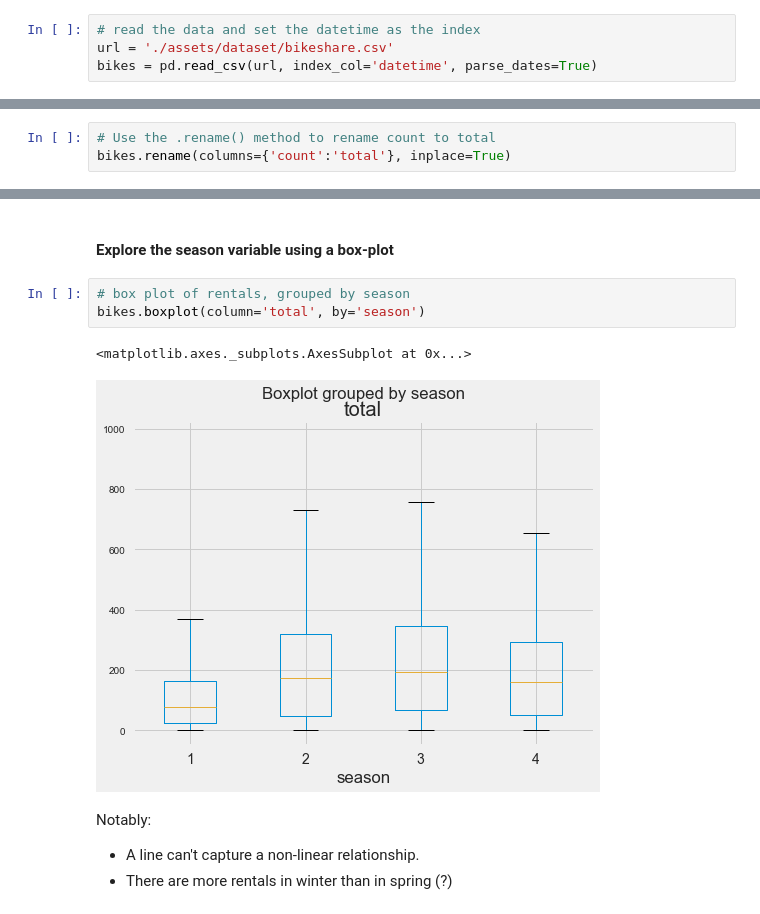
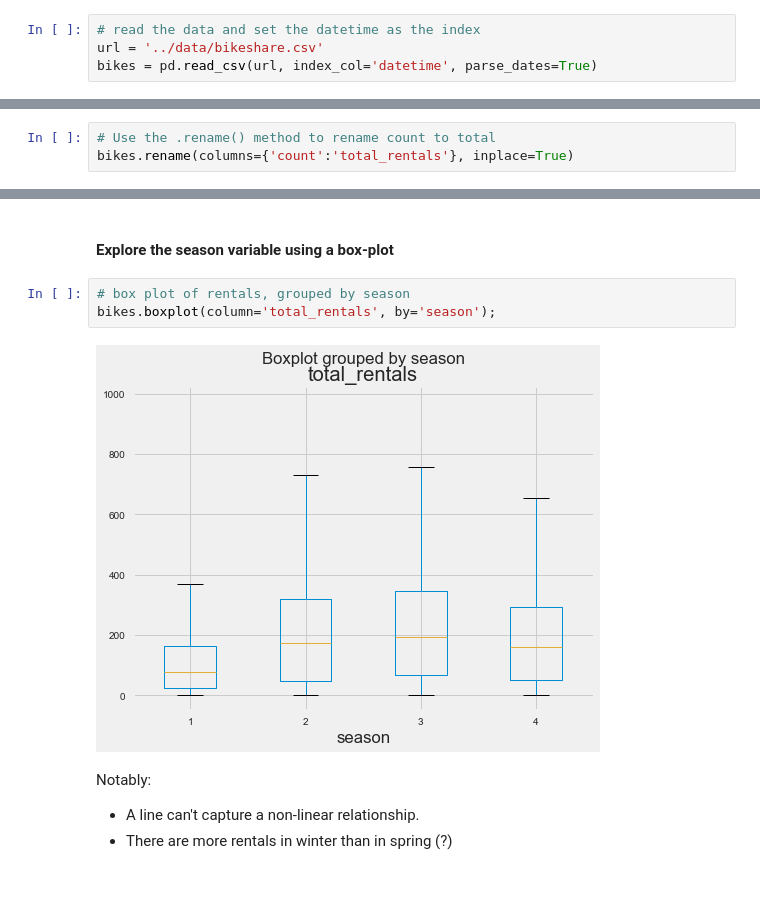
Before and after one commit to aidanconnolly/ga-ds829-linear-regression, a Jupyter notebook: solution-code/linear_regression-solution.ipynb, the cells around one changed output, grey strips where cells are left out. Saved outputs shown, nothing was run; the diff lists cells and outputs as text; blank space fills up the shorter version.

```diff
--- a/solution-code/linear_regression-solution.ipynb
+++ b/solution-code/linear_regression-solution.ipynb
@@ -74,6 +79,6 @@ Businesses aren't new to demand forecasting, but older methods suffered from poo
 ### Read in the  Capital Bikeshare data
 # %%
 # read the data and set the datetime as the index
-url = './assets/dataset/bikeshare.csv'
+url = '../data/bikeshare.csv'
 bikes = pd.read_csv(url, index_col='datetime', parse_dates=True)
 # %% [markdown]
@@ -123,6 +144,6 @@ bikes.head()
 # %%
 # Use the .rename() method to rename count to total
-bikes.rename(columns={'count':'total'}, inplace=True)
+bikes.rename(columns={'count':'total_rentals'}, inplace=True)
 # %% [markdown]
 <a id="visualizing-the-data"></a>
 ### Visualizing the data
@@ -452,10 +508,9 @@ pd.crosstab(bikes.season, bikes.index.month)
 #### Explore the season variable using a box-plot
 # %%
 # box plot of rentals, grouped by season
-bikes.boxplot(column='total', by='season')
+bikes.boxplot(column='total_rentals', by='season');
 # %% [output]
-<matplotlib.axes._subplots.AxesSubplot at 0x...>
-[figure, old version]
+[figure, new version]
 # %% [markdown]
 Notably:
 
```
Also changed, not shown: parts of 58 cells of this notebook, 4 other files.
